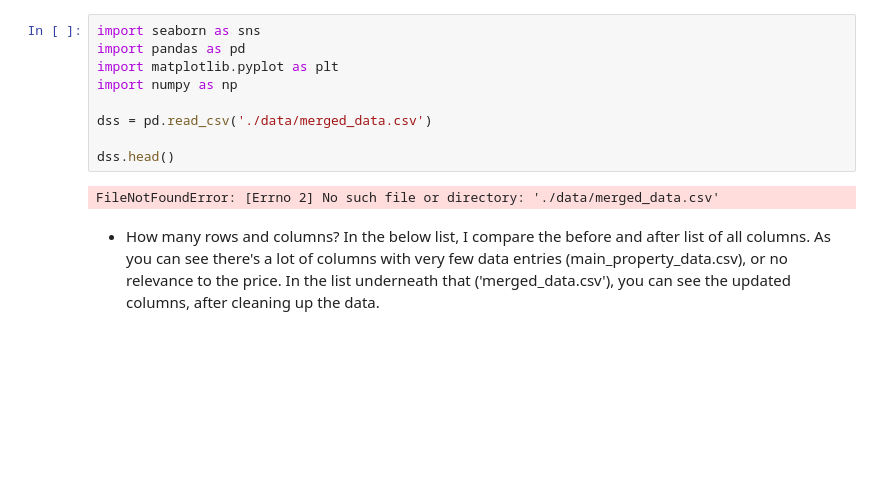
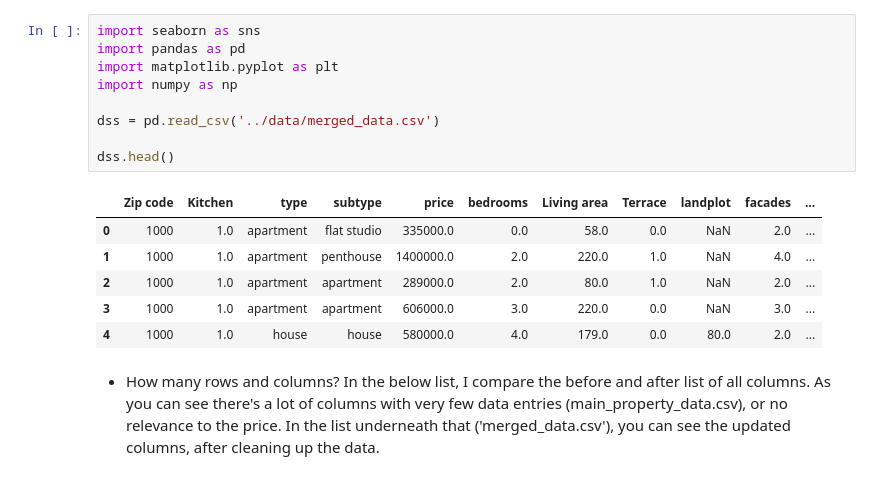
Before and after one commit to danielbauwens/Immo-Project-Data-Analysis, a Jupyter notebook: data-exploration/analysis.ipynb, the cells around one changed output. Saved outputs shown, nothing was run; the diff lists cells and outputs as text; blank space fills up the shorter version.

```diff
--- a/data-exploration/analysis.ipynb
+++ b/data-exploration/analysis.ipynb
@@ -1,14 +1,19 @@
 # %%
 import seaborn as sns
 import pandas as pd
 import matplotlib.pyplot as plt
 import numpy as np
 
-dss = pd.read_csv('./data/merged_data.csv')
+dss = pd.read_csv('../data/merged_data.csv')
 
 dss.head()
 # %% [output]
-FileNotFoundError: [Errno 2] No such file or directory: './data/merged_data.csv'
+|  | Zip code | Kitchen | type | subtype | price | bedrooms | Living area | Terrace | landplot | facades | ... |
+| 0 | 1000 | 1.0 | apartment | flat studio | 335000.0 | 0.0 | 58.0 | 0.0 | NaN | 2.0 | ... |
+| 1 | 1000 | 1.0 | apartment | penthouse | 1400000.0 | 2.0 | 220.0 | 1.0 | NaN | 4.0 | ... |
+| 2 | 1000 | 1.0 | apartment | apartment | 289000.0 | 2.0 | 80.0 | 1.0 | NaN | 2.0 | ... |
+| 3 | 1000 | 1.0 | apartment | apartment | 606000.0 | 3.0 | 220.0 | 0.0 | NaN | 3.0 | ... |
+| 4 | 1000 | 1.0 | house | house | 580000.0 | 4.0 | 179.0 | 0.0 | 80.0 | 2.0 | ... |
 # %% [markdown]
 - How many rows and columns?
 In the below list, I compare the before and after list of all columns. As you can see there's a lot of columns with very few data entries (main_property_data.csv), or no relevance to the price. In the list underneath that ('merged_data.csv'), you can see the updated columns, after cleaning up the data.
```
